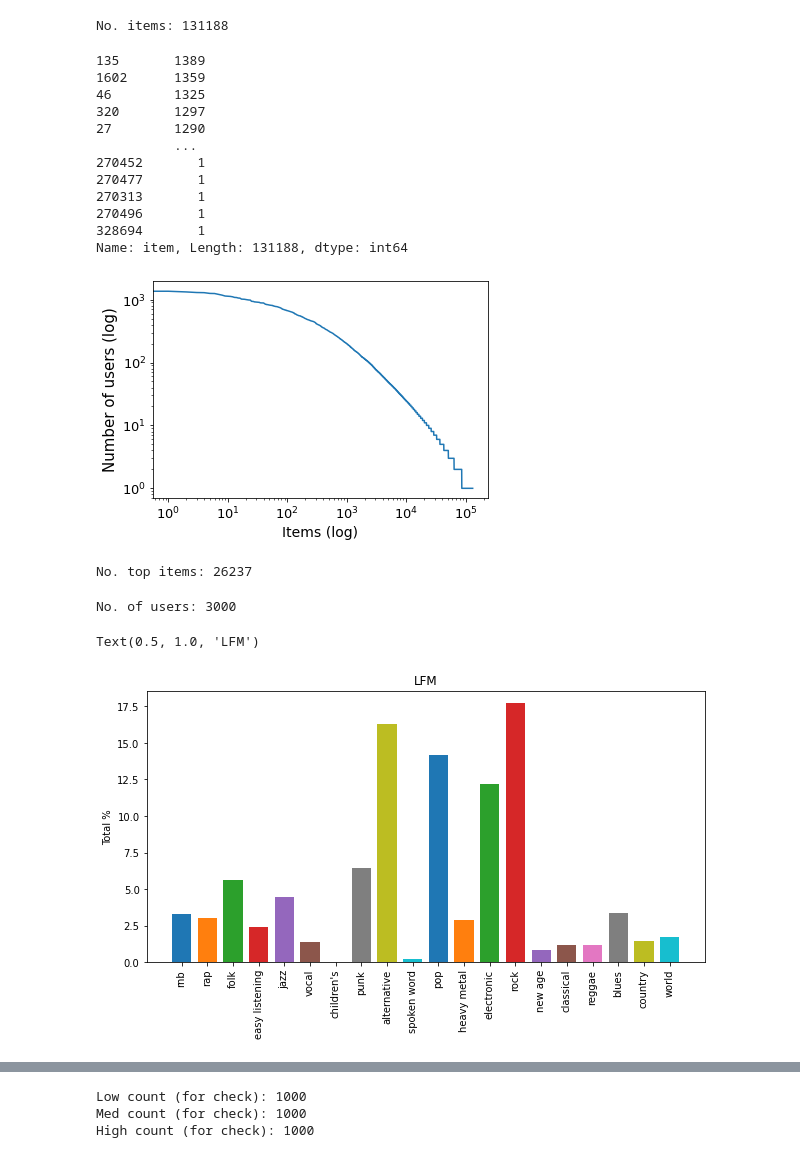
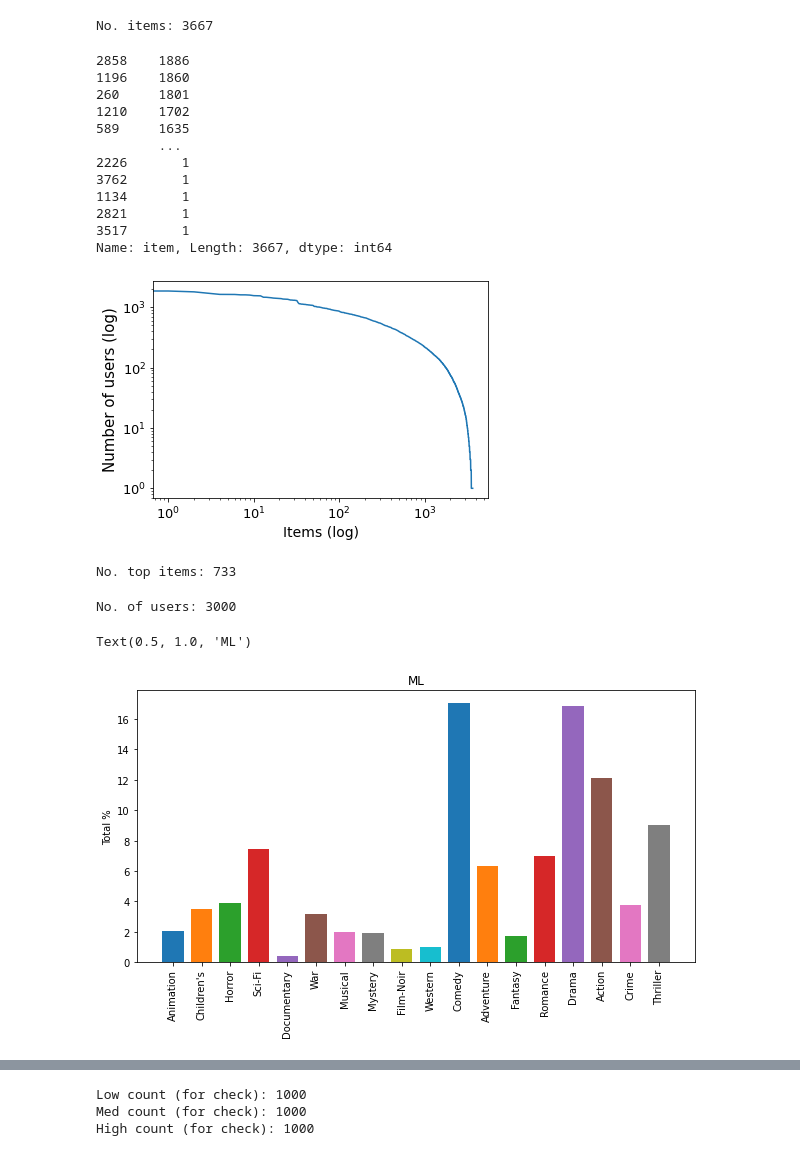
Before and after one commit to domkowald/recsys_inconsistency, a Jupyter notebook: ECIR23.ipynb, the cells around one changed output, grey strips where cells are left out. Cells and saved outputs as stored; diff of their text form; code cells hidden in the pictures.

```diff
--- a/ECIR23.ipynb
+++ b/ECIR23.ipynb
@@ -22,7 +22,7 @@ from surprise import CoClustering
 from surprise.model_selection import train_test_split, KFold
 # %%
 # constants and initialization
-dataset = 'lfm' # ml, anime
+dataset = 'ml' # folder of dataset: anime, ml, lfm
 item_threshold = 1 # 1 means no filtering
 my_seed = 0
 rd.seed(my_seed)
@@ -84,22 +84,22 @@ item_dist = df_events_cats[predict_col].value_counts()
 num_items = len(item_dist)
 print('No. items: ' + str(num_items))
 # %% [output]
-No. items: 131188
+No. items: 3667
 # %%
 item_dist
 # %% [output]
-135       1389
-1602      1359
-46        1325
-320       1297
-27        1290
-          ...
-270452       1
-270477       1
-270313       1
-270496       1
-328694       1
-Name: item, Length: 131188, dtype: int64
+2858    1886
+1196    1860
+260     1801
+1210    1702
+589     1635
+        ...
+2226       1
+3762       1
+1134       1
+2821       1
+3517       1
+Name: item, Length: 3667, dtype: int64
 # %%
 # plot item distribution
 plt.figure()
@@ -110,16 +110,15 @@ plt.yticks(fontsize='13')
 plt.ylabel('Number of users (log)', fontsize='15')
 plt.xscale('log')
 plt.yscale('log')
-# plt.savefig(dataset + '/graphs/item_dist.png', dpi=300, bbox_inches='tight')
 # %% [output]
-[figure, old version]
+[figure, new version]
 # %%
 # get top items
 num_top = int(top_fraction * num_items)
 top_item_dist = item_dist[:num_top]
 print('No. top items: ' + str(len(top_item_dist)))
 # %% [output]
-No. top items: 26237
+No. top items: 733
 # %%
 # read users
 low_users = pd.read_csv(low_user_file, sep=',').set_index('user')
@@ -131,40 +130,35 @@ print('No. of users: ' + str(no_users))
 No. of users: 3000
 # %%
 df_cats = pd.read_csv(cats_file, sep=',')
-#df_cats.set_index('index', inplace=True)
 df_cats.columns = ['name', 'cats']
 
-df_test = df_events_cats.copy()
-df_test.drop(['item', 'preference'], axis=1, inplace=True)
-df_test["cats"] = df_test["cats"].str.split("|")
-df_test = df_test.explode("cats").reset_index(drop=True)
-df_test = df_test.groupby('cats').count().reset_index()#.set_index('cats')
+df_cat_dist = df_events_cats.copy()
+df_cat_dist.drop(['item', 'preference'], axis=1, inplace=True)
+df_cat_dist["cats"] = df_cat_dist["cats"].str.split("|")
+df_cat_dist = df_cat_dist.explode("cats").reset_index(drop=True)
+df_cat_dist = df_cat_dist.groupby('cats').count().reset_index()#.set_index('cats')
 
-df_test['cats'] = df_test['cats'].astype(int)
+df_cat_dist['cats'] = df_cat_dist['cats'].astype(int)
 df_cats['cats'] = df_cats['cats'].astype(int)
-df_test = df_test.merge(df_cats, on='cats')
-#df_test['name'] = df_cats['cat']
-df_test.set_index('cats', inplace=True)
-#print(df_test)
-df_test.columns = ['count', 'category']
-df_test['count'] /= (df_test['count'].sum() / 100)
-#df_test.plot.bar(x='category', y='count')
-df_test_T = df_test.set_index('category').T
-#df_test_T.plot.bar(width=1.5, align='center')
-height = df_test['count'].to_list()
-x = [x for x in range(len(df_test_T.columns))]
+df_cat_dist = df_cat_dist.merge(df_cats, on='cats')
+df_cat_dist.set_index('cats', inplace=True)
+df_cat_dist.columns = ['count', 'category']
+df_cat_dist['count'] /= (df_cat_dist['count'].sum() / 100)
+df_cat_dist_T = df_cat_dist.set_index('category').T
+height = df_cat_dist['count'].to_list()
+x = [x for x in range(len(df_cat_dist_T.columns))]
 
 plt.figure(figsize=(10,5))
 for i in range(len(x)):
-    plt.bar(x=x[i], height=height[i], width=.75, label=df_test_T.columns[i])
-#plt.legend(bbox_to_anchor=(1.02, 1), loc=2, borderaxespad=0., framealpha=1, fontsize='15')
+    plt.bar(x=x[i], height=height[i], width=.75, label=df_cat_dist_T.columns[i])
+
 plt.ylabel("Total %")
-plt.xticks([x for x in range(len(df_test_T.columns))], labels=df_test_T.columns, rotation=90)
-plt.title({'anime':'MAL', 'book':'BookCrossing', 'movie':'ML', 'music':'LFM', 'yahoo':'Yahoo! Movies'}[dataset])
-# plt.savefig(dataset + '/graphs/genres.png', dpi=300, bbox_inches='tight')
+plt.xticks([x for x in range(len(df_cat_dist_T.columns))], labels=df_cat_dist_T.columns, rotation=90)
+plt.title({'anime':'MAL', 'ml':'ML', 'lfm':'LFM'}[dataset])
+# plt.savefig(dataset + '/genres.png', dpi=300, bbox_inches='tight')
 # %% [output]
-Text(0.5, 1.0, 'LFM')
+Text(0.5, 1.0, 'ML')
-[figure, old version]
+[figure, new version]
 # %%
 # Get dataset
 df_item_pop = df_events_cats.copy()
```
Also changed, not shown: parts of 23 cells of this notebook.
